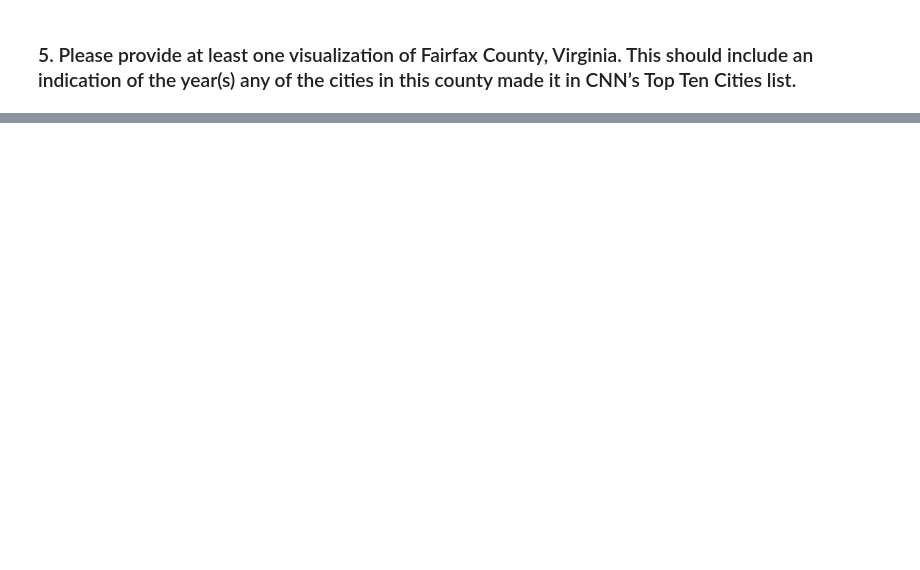
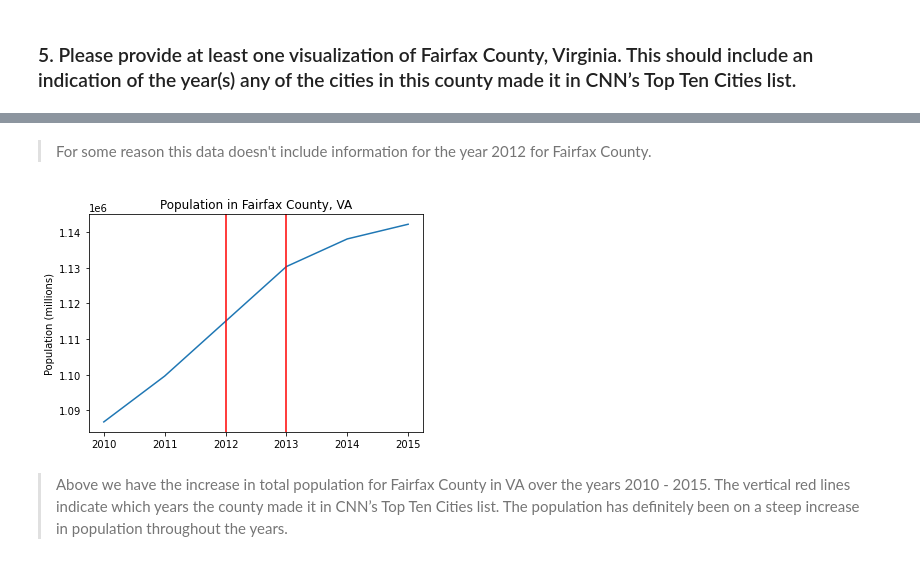
Before and after one commit to jpetersen626/Nielsen_Interview_Analytics, a Jupyter notebook: Nielsen_Analytics_Case_Study_JP.ipynb, the cells around one changed output, grey strips where cells are left out. Cells and saved outputs as stored; diff of their text form; code cells hidden in the pictures; blank space fills up the shorter version.

```diff
--- a/Nielsen_Analytics_Case_Study_JP.ipynb
+++ b/Nielsen_Analytics_Case_Study_JP.ipynb
@@ -552,2 +763,6 @@ As far as next steps, I might next go into the details for the smaller counties
 # %% [markdown]
 ### 5. Please provide at least one visualization of Fairfax County, Virginia. This should include an indication of the year(s) any of the cities in this county made it in CNN’s Top Ten Cities list.
+# %%
+# filtering the data to just fairfax county
+fairfax = data_final[data_final['County'] == 'Fairfax County']
+fairfax
@@ -553,0 +782,4 @@ As far as next steps, I might next go into the details for the smaller counties
+# %%
+# creating pivot table for easier graphing
+fairfax_tbl = fairfax.pivot_table(index='year', values='total_population', columns='County')
+fairfax_tbl
@@ -553,0 +794,13 @@ As far as next steps, I might next go into the details for the smaller counties
+# %% [markdown]
+> For some reason this data doesn't include information for the year 2012 for Fairfax County.
+# %%
+# plotting the total population increase for Fairfax county
+plt.plot(fairfax_tbl)
+plt.ylabel('Population (millions)')
+plt.title('Population in Fairfax County, VA')
+plt.axvline(x=2012, color='red') # adding vertical lines for the years it made the top 10 cities list
+plt.axvline(x=2013, color='red');
+# %% [output]
+[figure, added]
+# %% [markdown]
+> Above we have the increase in total population for Fairfax County in VA over the years 2010 - 2015. The vertical red lines indicate which years the county made it in CNN’s Top Ten Cities list. The population has definitely been on a steep increase in population throughout the years.
```
Also changed, not shown: parts of 26 cells of this notebook.
